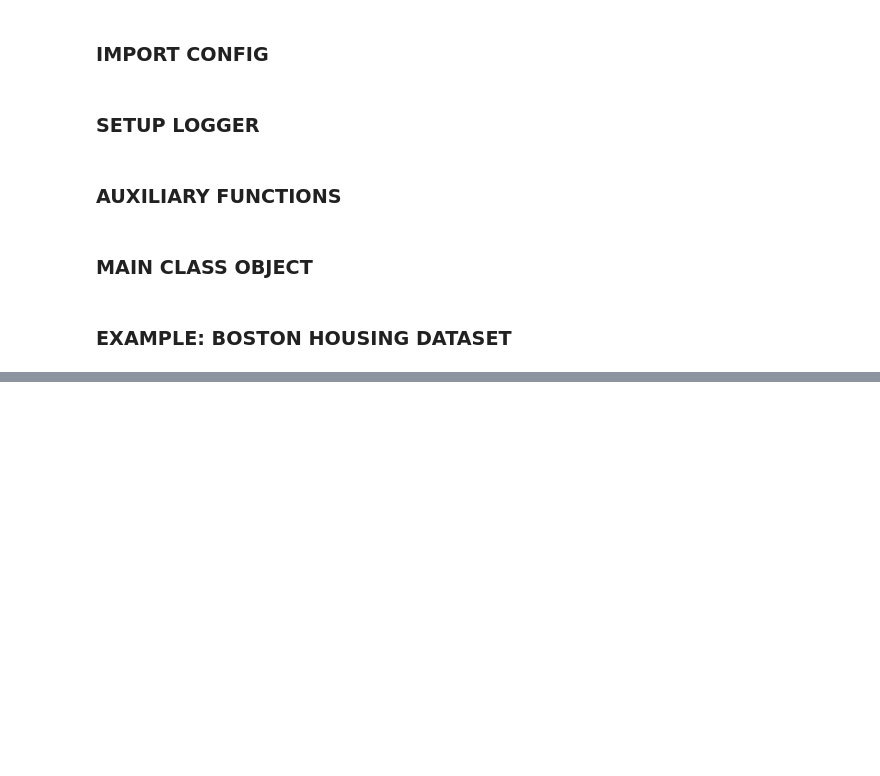
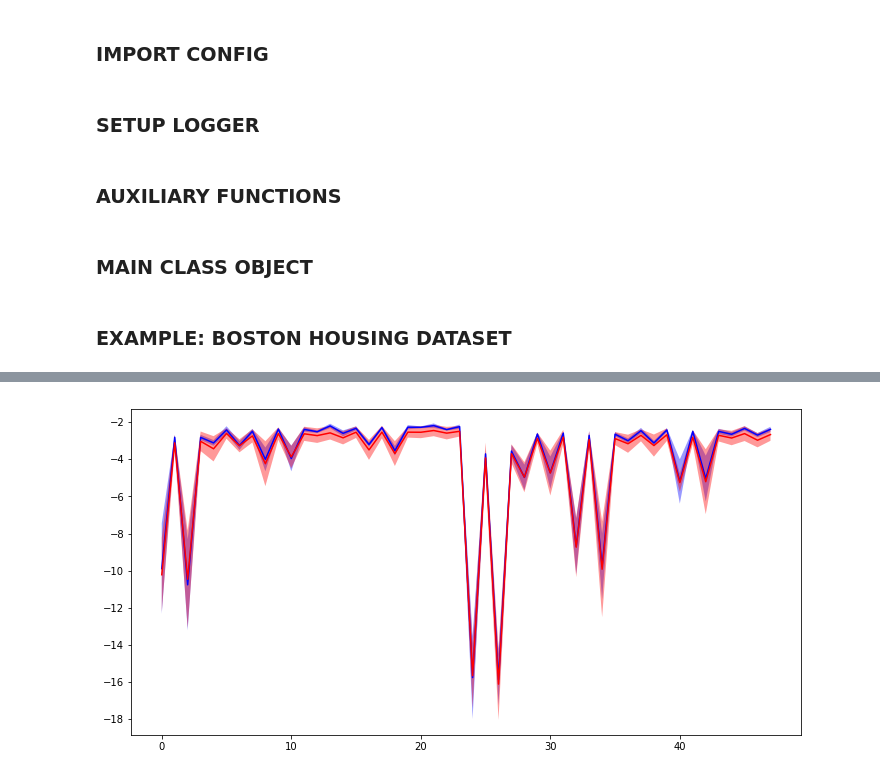
Before and after one commit to matteobonanomi/keras-network-tuner, a Jupyter notebook: notebooks/keras_gridsearchcv.ipynb, the cells around one changed output, grey strips where cells are left out. Saved outputs shown, nothing was run; the diff lists cells and outputs as text; code cells hidden in the pictures; blank space fills up the shorter version.

Commit message:
[NEW] Add regularizers and performance plot in sample notebook

```diff
--- a/notebooks/keras_gridsearchcv.ipynb
+++ b/notebooks/keras_gridsearchcv.ipynb
@@ -25,6 +29,10 @@ def convert_yaml2grid(yaml):
     grid = [tuple([tuple(yaml[k1][k2]) for k2 in list(yaml[k1])]) for k1 in list(yaml)]
 
     return grid
+
+def return_empty_list():
+
+    return []
 # %%
 kerasgrid_config['grid_params']['network'] = convert_yaml2grid(kerasgrid_config['grid_params']['network'])
 # %% [markdown]
@@ -88,6 +98,8 @@ class gridSearchKerasNN(object):
             self.set_config_params(config)
             self._config = config
             logger.info('Default config dictionaty was initialized')
+
+        self._generate_callbacks = return_empty_list
 
         return
 
@@ -115,7 +127,6 @@ class gridSearchKerasNN(object):
             logger.info('Default config parameters will be used')
         else:
             self.set_grid_params(config['grid_params'])
-            self.set_callbacks(config['keras_callbacks'])
             self.set_cv_params(config['cv_params'])
             logger.info('Passed config parameters will be used')
 
@@ -188,7 +199,7 @@ X_test = X_scaler.transform(X_test)
 %%time
 # TRAIN
 gridKeras = gridSearchKerasNN(kerasgrid_config)
-gridKeras.set_callbacks(generate_callbacks)
+#gridKeras.set_callbacks(generate_callbacks)
 gridKeras.initialize_network(create_model)
 gridKeras.initialize_grid()
 gridKeras.fit(X_train, y_train, X_test, y_test)
@@ -234,0 +289,19 @@ I0102 11:30:23.332768 140657430177600 <ipython-input-7-725e9a3cac19>:85] MAE on
+# %%
+_mean_train = gridKeras._grid_results.cv_results_['mean_train_score']
+_lower_train = gridKeras._grid_results.cv_results_['mean_train_score'] - gridKeras._grid_results.cv_results_['std_train_score']
+_upper_train = gridKeras._grid_results.cv_results_['mean_train_score'] + gridKeras._grid_results.cv_results_['std_train_score']
+
+_mean_test = gridKeras._grid_results.cv_results_['mean_test_score']
+_lower_test = gridKeras._grid_results.cv_results_['mean_test_score'] - gridKeras._grid_results.cv_results_['std_test_score']
+_upper_test = gridKeras._grid_results.cv_results_['mean_test_score'] + gridKeras._grid_results.cv_results_['std_test_score']
+
+plt.figure(figsize=(12,6))
+plt.fill_between(range(len(_lower_train)), _lower_train, _upper_train, facecolor='blue', alpha=0.4)
+plt.plot(_mean_train, color='blue')
+
+plt.fill_between(range(len(_lower_test)), _lower_test, _upper_test, facecolor='red', alpha=0.4)
+plt.plot(_mean_test, color='red')
+
+plt.show()
+# %% [output]
+[figure, added]
```
Also changed, not shown: parts of 7 cells of this notebook, 1 other file.
